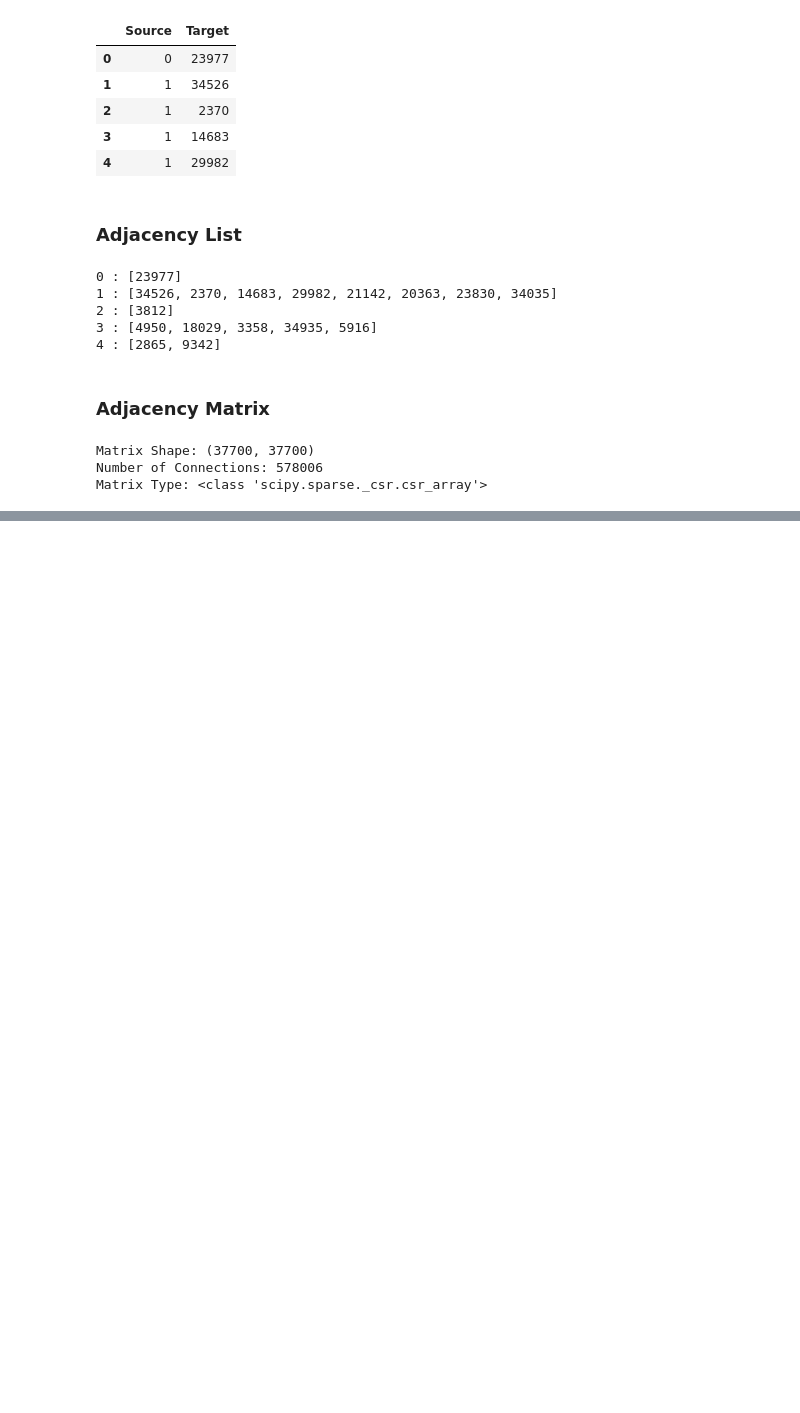
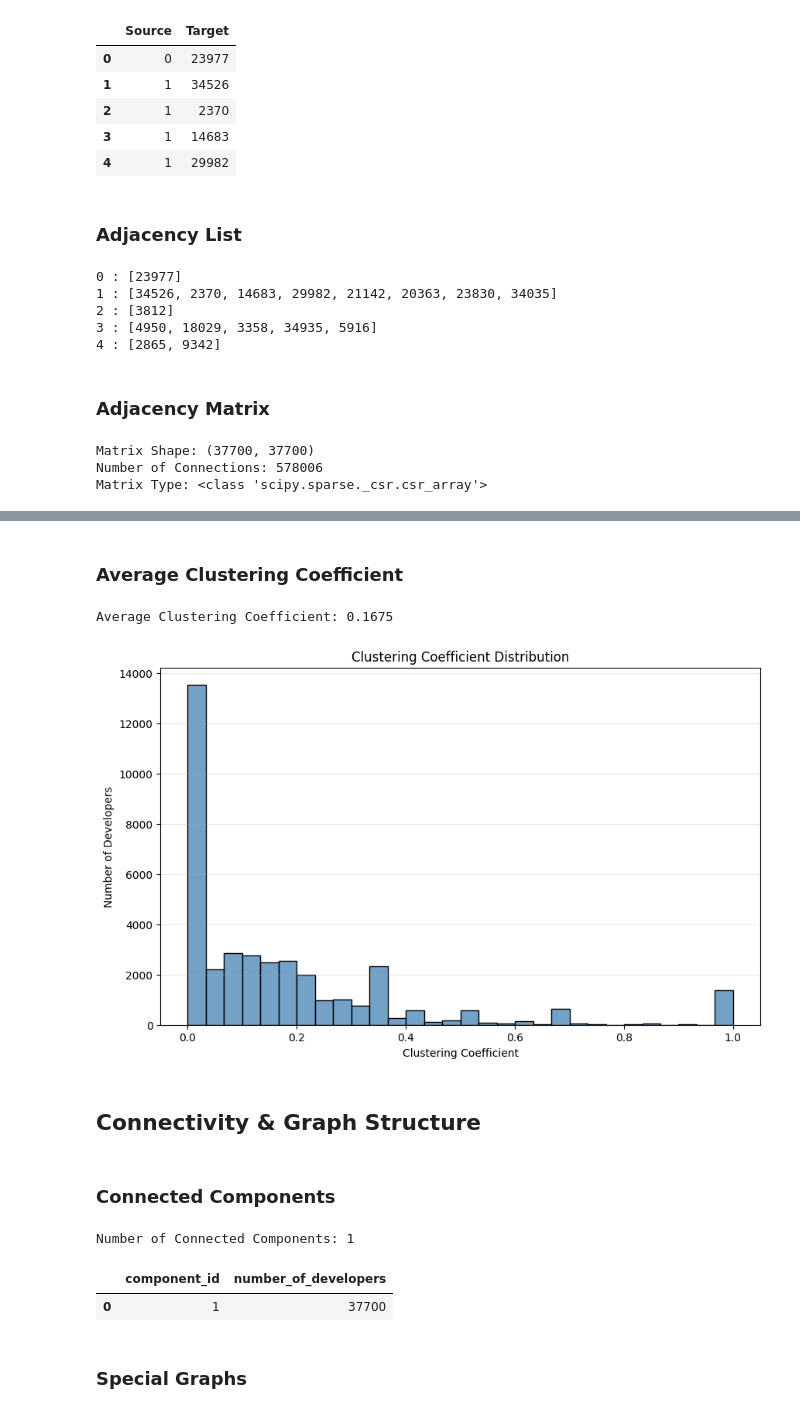
Before and after one commit to GehadHelmy/github_SNA, a Jupyter notebook: Project_SNA.ipynb, the cells around one changed output, grey strips where cells are left out. Drawn from its saved outputs; the diff is of its cells as text; code cells hidden in the pictures; blank space fills up the shorter version.

```diff
--- a/Project_SNA.ipynb
+++ b/Project_SNA.ipynb
@@ -312,5 +213,0 @@ centrality_df["Community"] = centrality_df["Node"].map(node_comm)
-# %%
-lab = target_df.set_index("id")["ml_target"]
-nodes = [n for n in G.nodes() if n in lab.index]
-nmi = normalized_mutual_info_score([lab[n] for n in nodes], [node_comm[n] for n in nodes])
-print(f"NMI vs ml_target: {nmi:.3f}")
@@ -372,0 +342,9 @@ ax.autoscale(); ax.axis("off"); plt.show()
+# %%
+clustering_dict = nx.clustering(G)
+
+clustering_df = pd.DataFrame({
+    "developer_id": list(clustering_dict.keys()),
+    "clustering_coefficient": list(clustering_dict.values())
+})
+
+display(clustering_df.head(10))
@@ -372,0 +365,9 @@ ax.autoscale(); ax.axis("off"); plt.show()
+# %%
+clustering_df = clustering_df.merge(
+    target_df[["id", "name"]],
+    left_on="developer_id",
+    right_on="id",
+    how="left"
+)
+
+clustering_df = clustering_df.drop(columns=["id"])
@@ -372,0 +414,51 @@ ax.autoscale(); ax.axis("off"); plt.show()
+# %% [markdown]
+### **Average Clustering Coefficient**
+# %%
+average_clustering = nx.average_clustering(G)
+
+print("Average Clustering Coefficient:", round(average_clustering, 4))
+# %% [output]
+Average Clustering Coefficient: 0.1675
+# %%
+plt.figure(figsize=(10, 6))
+
+sns.histplot(
+    clustering_df["clustering_coefficient"],
+    bins=30,
+    color="steelblue",
+    edgecolor="black"
+)
+
+plt.title("Clustering Coefficient Distribution")
+plt.xlabel("Clustering Coefficient")
+plt.ylabel("Number of Developers")
+plt.grid(axis="y", alpha=0.3)
+
+plt.show()
+# %% [output]
+[figure, added]
+# %% [markdown]
+## **Connectivity & Graph Structure**
+# %% [markdown]
+### **Connected Components**
+# %%
+connected_components = list(nx.connected_components(G))
+num_components = len(connected_components)
+
+print("Number of Connected Components:", num_components)
+# %% [output]
+Number of Connected Components: 1
+# %%
+component_sizes = [len(component) for component in connected_components]
+
+component_sizes_df = pd.DataFrame({
+    "component_id": range(1, num_components + 1),
+    "number_of_developers": component_sizes
+})
+
+component_sizes_df
+# %% [output]
+|  | component_id | number_of_developers |
+| 0 | 1 | 37700 |
+# %% [markdown]
+### **Special Graphs**
```
Also changed, not shown: parts of 48 cells of this notebook.
